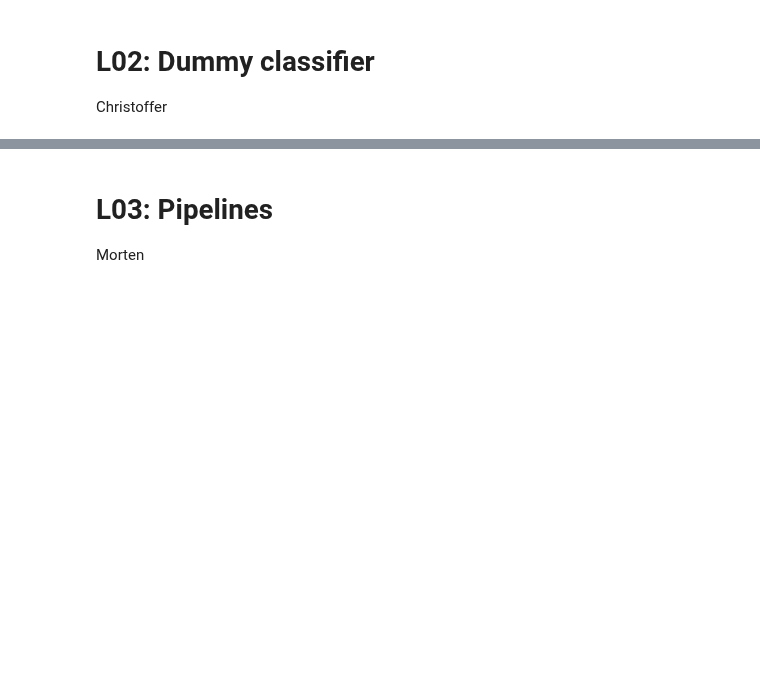
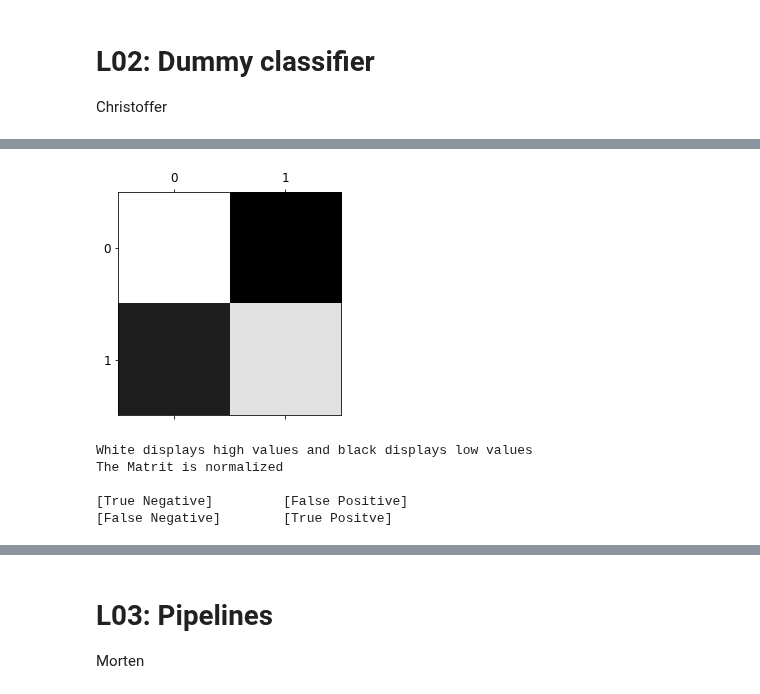
Before and after one commit to mortenhaahr/MAL, a Jupyter notebook: ASS01/ass01.ipynb, the cells around one changed output, grey strips where cells are left out. Cells and saved outputs as stored; diff of their text form; code cells hidden in the pictures; blank space fills up the shorter version.

Commit message:
L01 Intro + L02 Perfomance Metrics

```diff
--- a/ASS01/ass01.ipynb
+++ b/ASS01/ass01.ipynb
@@ -212,0 +687,20 @@ Thomas Hej
+# %%
+from sklearn.metrics import confusion_matrix
+
+M_dummy = confusion_matrix(y_test, y_predDC)
+M_SDGwrong = confusion_matrix(y_pred, y_test)
+M_SDG = confusion_matrix(y_test, y_pred)
+tn, fp, fn, tp = confusion_matrix(y_test, y_pred).ravel()
+print("Dummy:")
+print(M_dummy)
+print()
+print("SDG Wrong:")
+print(M_SDGwrong)
+print()
+print("SDG:")
+print(M_SDG)
+print()
+print("TN: " + str(tn))
+print("FP: " + str(fp))
+print("FN: " + str(fn))
+print("TP: " + str(tp))
@@ -212,0 +730,21 @@ Thomas Hej
+# %%
+import matplotlib.pyplot as plt
+
+row_sums = M_SDG.sum(axis=1, keepdims=True)
+norm_M_SDG = M_SDG / row_sums
+
+plt.matshow(norm_M_SDG, cmap = plt.cm.gray)
+plt.show()
+
+print("White displays high values and black displays low values")
+print("The Matrit is normalized")
+print()
+print("[True Negative]\t\t[False Positive]")
+print("[False Negative]\t[True Positve]")
+# %% [output]
+[figure, added]
+White displays high values and black displays low values
+The Matrit is normalized
+
+[True Negative]         [False Positive]
+[False Negative]        [True Positve]
```
Also changed, not shown: parts of 25 cells of this notebook, 2 other files.
